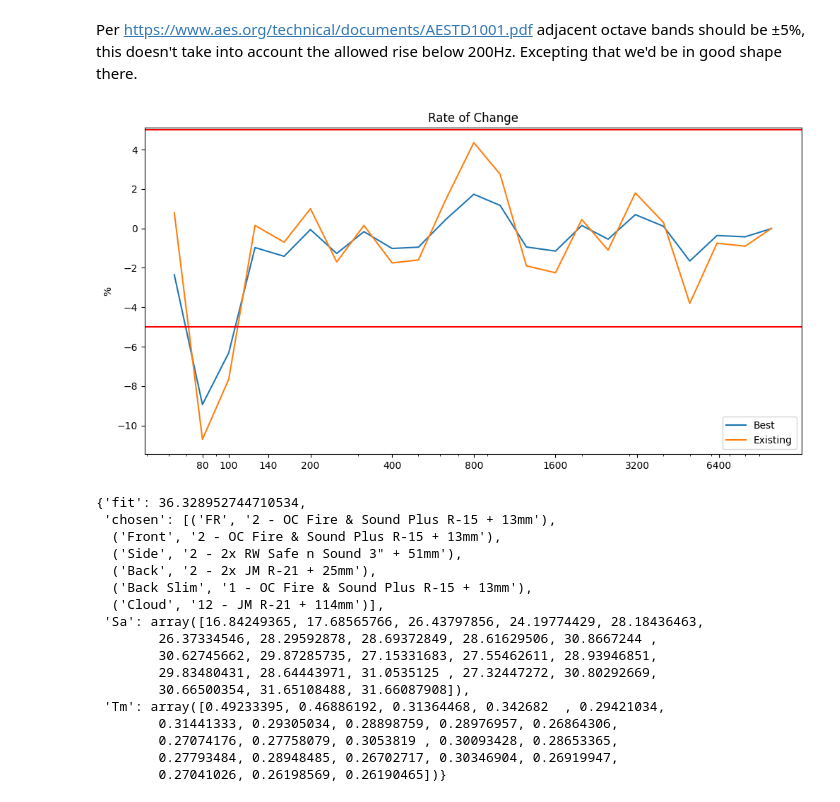
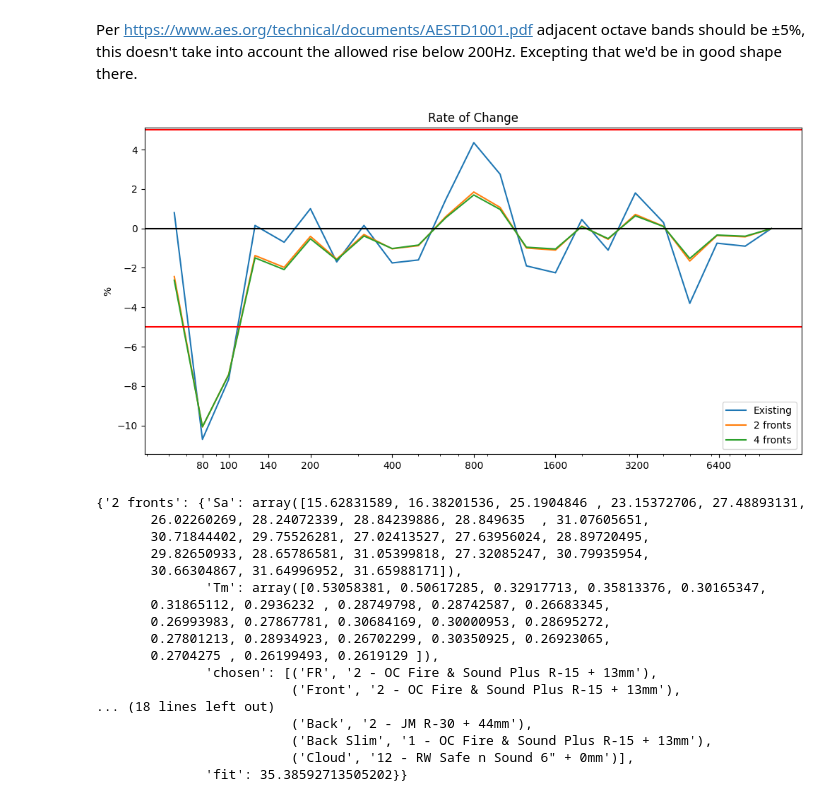
Before and after one commit to ross/acoustics, a Jupyter notebook: porous-absorbers/fitter.ipynb, the cells around one changed output. Cells and saved outputs as stored; diff of their text form; code cells hidden in the pictures.

```diff
--- a/porous-absorbers/fitter.ipynb
+++ b/porous-absorbers/fitter.ipynb
@@ -286,41 +281,41 @@ None
 # %% [markdown]
 Per https://www.aes.org/technical/documents/AESTD1001.pdf adjacent octave bands should be ±5%, this doesn't take into account the allowed rise below 200Hz. Excepting that we'd be in good shape there.
 # %%
-Tbest = best[maxx]["Tm"]
-Gbest = np.gradient(Tbest) * 100
-Groom = np.gradient(Topt) * 100
 ax = plot(
     freq,
-    {
-        "Best": Gbest,
-        "Existing": Groom,
-    },
+    dict(
+        {
+            "Existing": np.gradient(Topt) * 100,
+        },
+        **{n: np.gradient(b["Tm"]) * 100 for n, b in best.items()}
+    ),
     title="Rate of Change",
     loc="lower right",
 )
 ax.set_ylabel("%")
 ax.axhline(5, color="red")
+ax.axhline(0, color="black")
 ax.axhline(-5, color="red")
 None
 # %% [output]
-[figure, old version]
+[figure, new version]
 # %%
-best[maxx]
+pprint(best)
 # %% [output]
-{'fit': 36.328952744710534,
- 'chosen': [('FR', '2 - OC Fire & Sound Plus R-15 + 13mm'),
-  ('Front', '2 - OC Fire & Sound Plus R-15 + 13mm'),
-  ('Side', '2 - 2x RW Safe n Sound 3" + 51mm'),
-  ('Back', '2 - 2x JM R-21 + 25mm'),
-  ('Back Slim', '1 - OC Fire & Sound Plus R-15 + 13mm'),
-  ('Cloud', '12 - JM R-21 + 114mm')],
- 'Sa': array([16.84249365, 17.68565766, 26.43797856, 24.19774429, 28.18436463,
-        26.37334546, 28.29592878, 28.69372849, 28.61629506, 30.8667244 ,
-        30.62745662, 29.87285735, 27.15331683, 27.55462611, 28.93946851,
-        29.83480431, 28.64443971, 31.0535125 , 27.32447272, 30.80292669,
-        30.66500354, 31.65108488, 31.66087908]),
- 'Tm': array([0.49233395, 0.46886192, 0.31364468, 0.342682  , 0.29421034,
-        0.31441333, 0.29305034, 0.28898759, 0.28976957, 0.26864306,
-        0.27074176, 0.27758079, 0.3053819 , 0.30093428, 0.28653365,
-        0.27793484, 0.28948485, 0.26702717, 0.30346904, 0.26919947,
-        0.27041026, 0.26198569, 0.26190465])}
+{'2 fronts': {'Sa': array([15.62831589, 16.38201536, 25.1904846 , 23.15372706, 27.48893131,
+       26.02260269, 28.24072339, 28.84239886, 28.849635  , 31.07605651,
+       30.71844402, 29.75526281, 27.02413527, 27.63956024, 28.89720495,
+       29.82650933, 28.65786581, 31.05399818, 27.32085247, 30.79935954,
+       30.66304867, 31.64996952, 31.65988171]),
+              'Tm': array([0.53058381, 0.50617285, 0.32917713, 0.35813376, 0.30165347,
+       0.31865112, 0.2936232 , 0.28749798, 0.28742587, 0.26683345,
+       0.26993983, 0.27867781, 0.30684169, 0.30000953, 0.28695272,
+       0.27801213, 0.28934923, 0.26702299, 0.30350925, 0.26923065,
+       0.2704275 , 0.26199493, 0.2619129 ]),
+              'chosen': [('FR', '2 - OC Fire & Sound Plus R-15 + 13mm'),
+                         ('Front', '2 - OC Fire & Sound Plus R-15 + 13mm'),
+... (18 lines left out)
+                         ('Back', '2 - JM R-30 + 44mm'),
+                         ('Back Slim', '1 - OC Fire & Sound Plus R-15 + 13mm'),
+                         ('Cloud', '12 - RW Safe n Sound 6" + 0mm')],
+              'fit': 35.38592713505202}}
```
Also changed, not shown: parts of 10 cells of this notebook, 1 other file.
